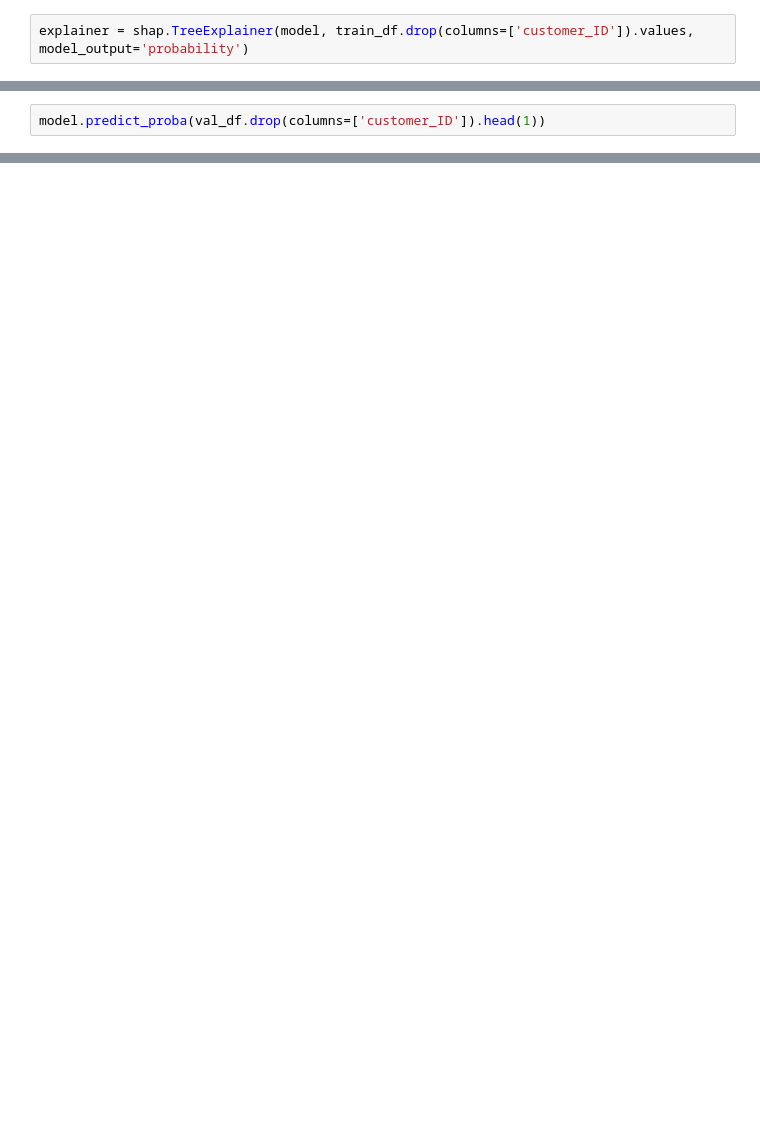
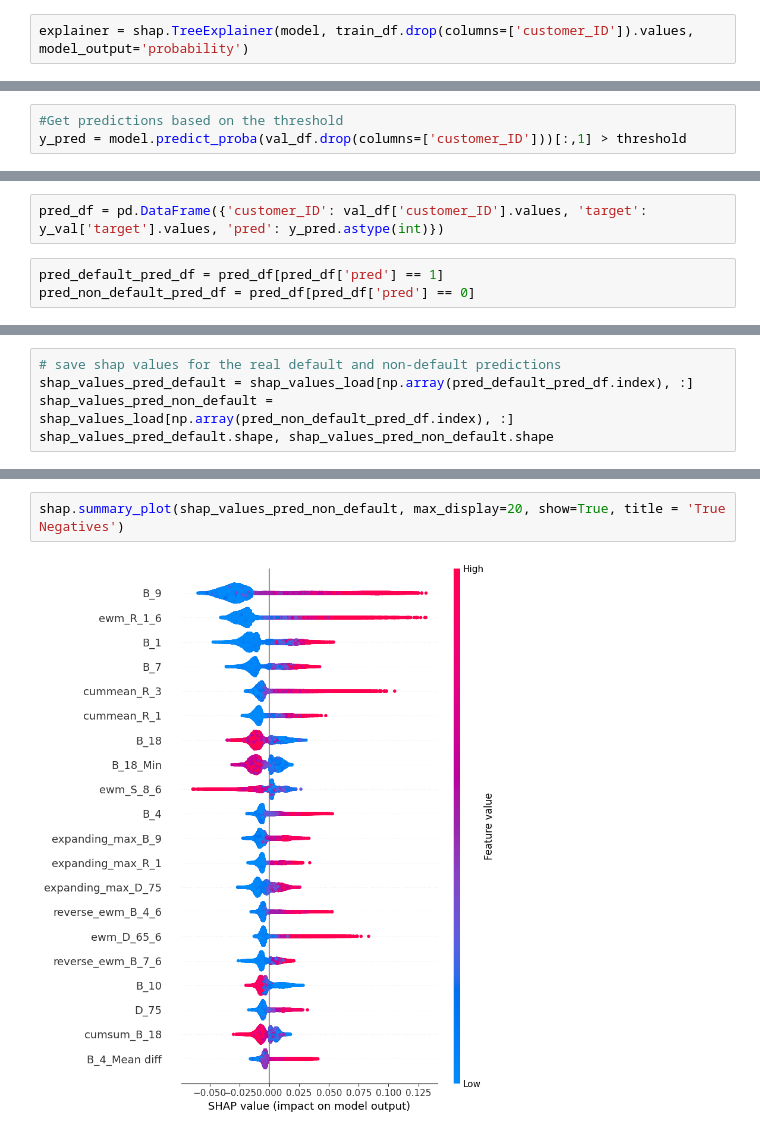
Before and after one commit to Vaseekaran-V/FYP_MSc, a Jupyter notebook: src/explainability/explainability_test.ipynb, the cells around one changed output, grey strips where cells are left out. Drawn from its saved outputs; the diff is of its cells as text; blank space fills up the shorter version.

```diff
--- a/src/explainability/explainability_test.ipynb
+++ b/src/explainability/explainability_test.ipynb
@@ -162,2 +112,3 @@ shap.plots.waterfall(shap_values=shap_values[0], max_display=15, show=True)
 # %%
-model.predict_proba(val_df.drop(columns=['customer_ID']).head(1))
+#Get predictions based on the threshold
+y_pred = model.predict_proba(val_df.drop(columns=['customer_ID']))[:,1] > threshold
@@ -193,0 +127,5 @@ def get_shap_values(model, input_data, background_data=None, model_output='proba
+# %%
+pred_df = pd.DataFrame({'customer_ID': val_df['customer_ID'].values, 'target': y_val['target'].values, 'pred': y_pred.astype(int)})
+# %%
+pred_default_pred_df = pred_df[pred_df['pred'] == 1]
+pred_non_default_pred_df = pred_df[pred_df['pred'] == 0]
@@ -193,0 +160,5 @@ def get_shap_values(model, input_data, background_data=None, model_output='proba
+# %%
+# save shap values for the real default and non-default predictions
+shap_values_pred_default = shap_values_load[np.array(pred_default_pred_df.index), :]
+shap_values_pred_non_default = shap_values_load[np.array(pred_non_default_pred_df.index), :]
+shap_values_pred_default.shape, shap_values_pred_non_default.shape
@@ -193,0 +172,4 @@ def get_shap_values(model, input_data, background_data=None, model_output='proba
+# %%
+shap.summary_plot(shap_values_pred_non_default, max_display=20, show=True, title = 'True Negatives')
+# %% [output]
+[figure, added]
```
Also changed, not shown: parts of 35 cells of this notebook.
